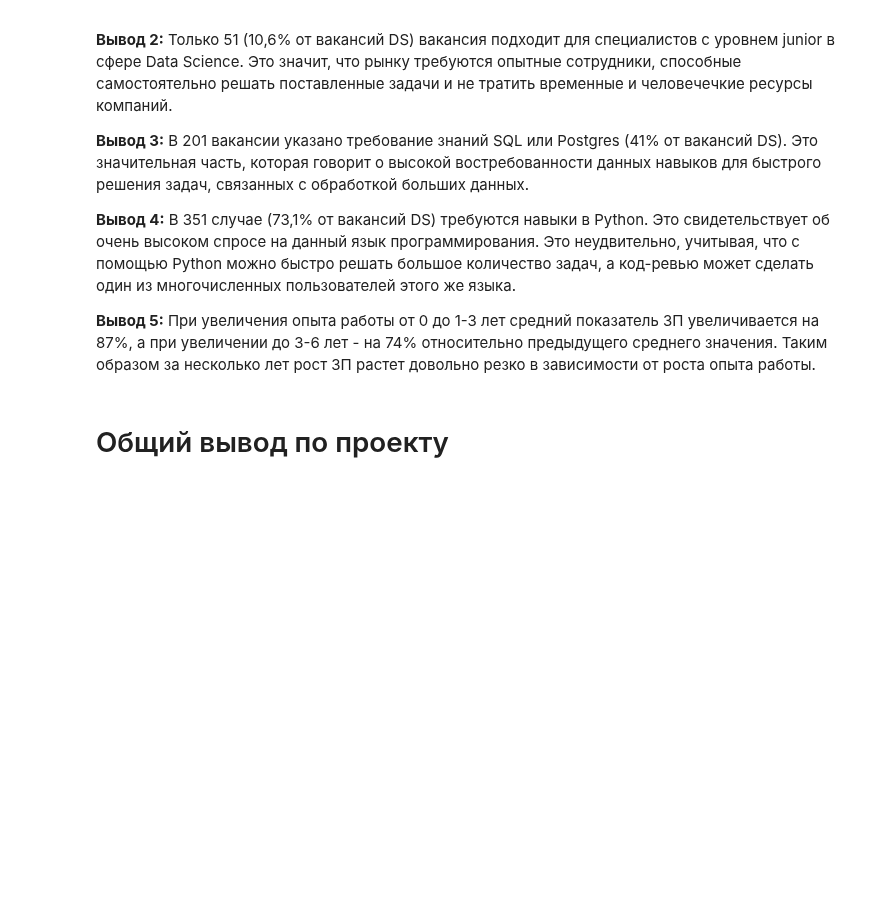
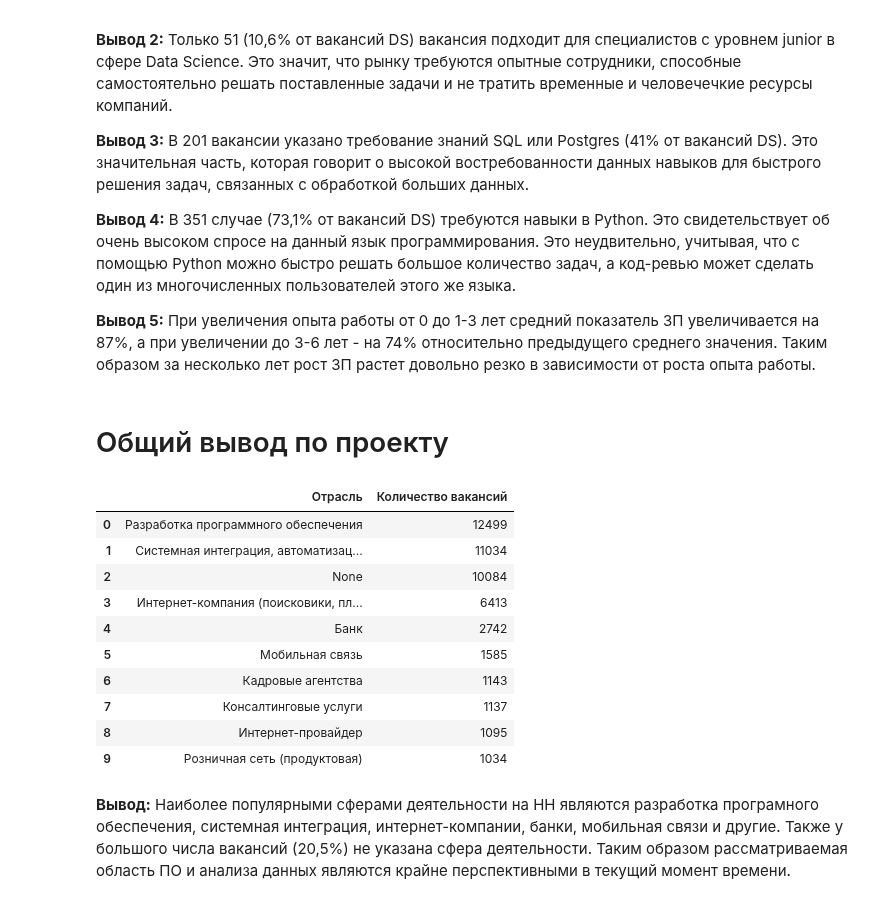
Before and after one commit to SudarickovIlya/SF_DS_Ilya, a Jupyter notebook: Project_2 (sql)/Main_notebook.ipynb, the cells around one changed output. Saved outputs shown, nothing was run; the diff lists cells and outputs as text; code cells hidden in the pictures; blank space fills up the shorter version.

```diff
--- a/Project_2 (sql)/Main_notebook.ipynb
+++ b/Project_2 (sql)/Main_notebook.ipynb
@@ -795,3 +795,33 @@ print(f'Средняя зарплата для дата-сайнтистов с
 # Сравним количество вакансий для junior, middle, senior
 
 # Посмотрим на количество вакансий по уникальным отраслям
+# %%
+# Посмотрим на количество вакансий по уникальным отраслям
+query_add_1 = f'''
+SELECT
+    DISTINCT ind.name as Отрасль,
+    COUNT(vac.*) as "Количество вакансий" -- Считаем количество вакансий
+FROM employers_industries as e_i
+FULL JOIN industries as ind ON e_i.industry_id=ind.id --Добавляем таблицу с названиями отраслей
+FULL JOIN vacancies as vac ON e_i.employer_id=vac.employer_id --Добавляем таблицу с вакансиями
+GROUP BY Отрасль --Группируем по отрасли
+ORDER BY 2 DESC --Сортируем по убыванию количества вакансий
+LIMIT 10 --Выводим первые 10 значений
+'''
+
+industry_vacancies = pd.read_sql_query(sql=query_add_1, con=connection)
+display(industry_vacancies)
+# %% [output]
+|  | Отрасль | Количество вакансий |
+| 0 | Разработка программного обеспечения | 12499 |
+| 1 | Системная интеграция, автоматизац... | 11034 |
+| 2 | None | 10084 |
+| 3 | Интернет-компания (поисковики, пл... | 6413 |
+| 4 | Банк | 2742 |
+| 5 | Мобильная связь | 1585 |
+| 6 | Кадровые агентства | 1143 |
+| 7 | Консалтинговые услуги | 1137 |
+| 8 | Интернет-провайдер | 1095 |
+| 9 | Розничная сеть (продуктовая) | 1034 |
+# %% [markdown]
+**Вывод:** Наиболее популярными сферами деятельности на HH являются разработка програмного обеспечения, системная интеграция, интернет-компании, банки, мобильная связи и другие. Также у большого числа вакансий (20,5%) не указана сфера деятельности. Таким образом рассматриваемая область ПО и анализа данных являются крайне перспективными в текущий момент времени.
```
